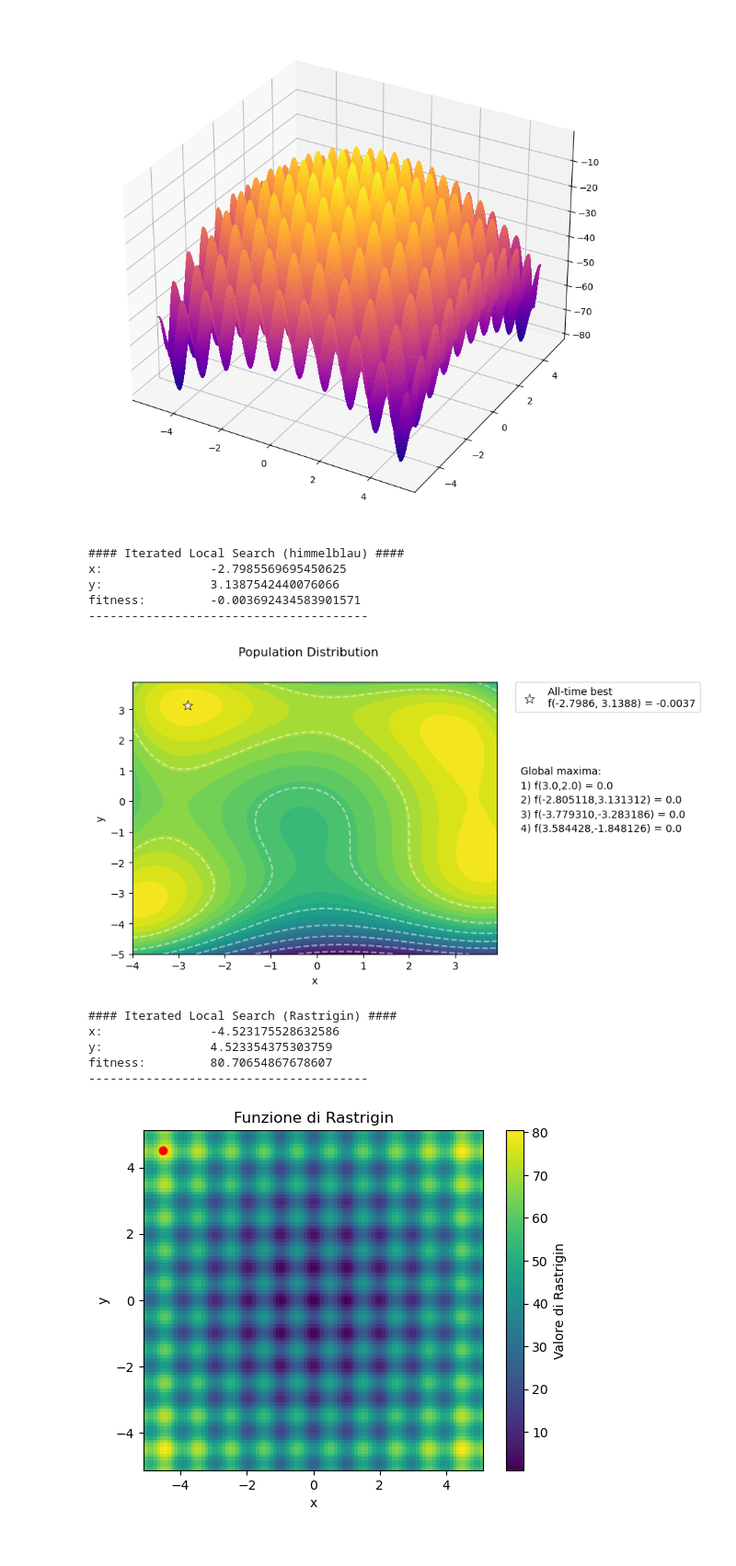
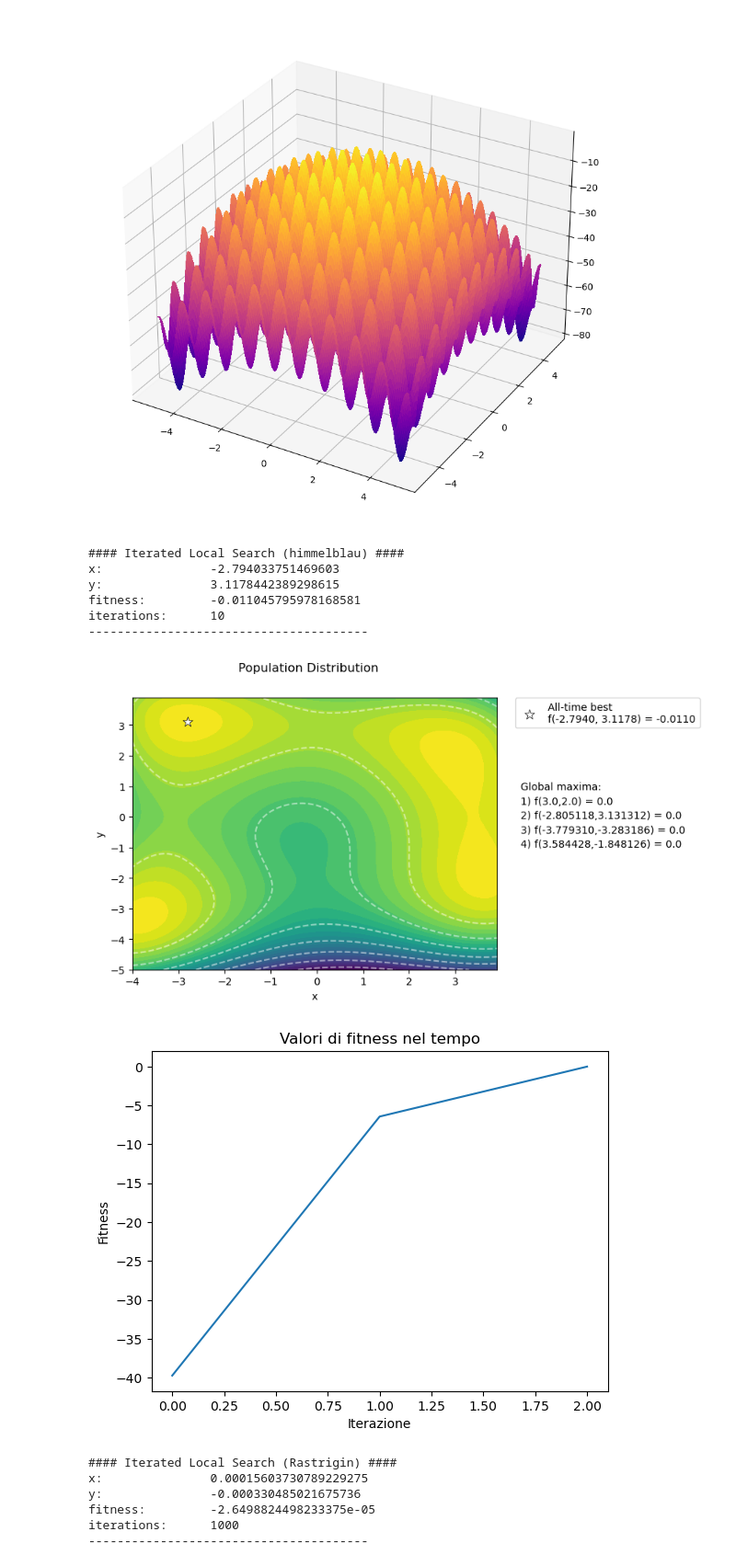
Before and after one commit to NicoloIacobone/Computational_Intelligence, a Jupyter notebook: varie_nico/Single_state.ipynb, the cells around one changed output. Shown at 92% size. Drawn from its saved outputs; the diff is of its cells as text; code cells hidden in the pictures.

```diff
--- a/varie_nico/Single_state.ipynb
+++ b/varie_nico/Single_state.ipynb
@@ -391,7 +404,7 @@ def rastrigin(x, A=10):
 
 def rastrigin_nico(x, y, A=10):
     A = 10
-    return 2 * A + (x**2 - A * np.cos(2 * np.pi * x)) + (y**2 - A * np.cos(2 * np.pi * y))
+    return -(2 * A + (x**2 - A * np.cos(2 * np.pi * x)) + (y**2 - A * np.cos(2 * np.pi * y)))
 # %%
 x = np.linspace(-5.12, 5.12, 100)
 y = np.linspace(-5.12, 5.12, 100)
@@ -454,6 +476,8 @@ def home_base_tweak_rastrigin(x, y):
     return new_x, new_y
 # %%
 def iterated_local_search(max_iterations):
+    fitness_values = []
+    number_iterations = 0
     actual_x = random.uniform(-4.0, 4.0)
     actual_y = random.uniform(-4.0, 4.0)
     actual_fitness = himmelblau(actual_x, actual_y)
@@ -461,9 +485,11 @@ def iterated_local_search(max_iterations):
     best_x = actual_x
     best_y = actual_y
     best_fitness = actual_fitness
+    fitness_values.append(best_fitness)
 
     # Loop until we reach the maximum number of iterations
     for _ in range(max_iterations):
+        number_iterations += 1
 
         # Run the hill climbing algorithm for a certain amount of time
         time = np.random.choice([10, 20, 30, 40, 50])
@@ -487,28 +513,34 @@ def iterated_local_search(max_iterations):
             best_x = actual_x
             best_y = actual_y
             best_fitness = actual_fitness
+            fitness_values.append(best_fitness)
 
         # if we have reached a satisfactory solution, stop
         if best_fitness == 0 - 1e-15:
-            return best_x, best_y, best_fitness
+            return best_x, best_y, best_fitness, number_iterations, fitness_values
 
         # Generate a new solution by tweaking the home base
         actual_x, actual_y = home_base_tweak_himmelblau(best_x, best_y)
         actual_fitness = himmelblau(actual_x, actual_y)
 
-    return best_x, best_y, best_fitness
+    return best_x, best_y, best_fitness, number_iterations, fitness_values
 # %%
 def iterated_local_search_rastr(max_iterations):
-    actual_x = random.uniform(-4.0, 4.0)
-    actual_y = random.uniform(-4.0, 4.0)
+    fitness_values = []
+    number_iterations = 0
+    actual_x = random.uniform(-5.12, 5.12)
+    actual_y = random.uniform(-5.12, 5.12)
     actual_fitness = rastrigin_nico(actual_x, actual_y)
 
     best_x = actual_x
     best_y = actual_y
     best_fitness = actual_fitness
+    fitness_values.append(best_fitness)
+
 
     # Loop until we reach the maximum number of iterations
     for _ in range(max_iterations):
+        number_iterations += 1
 
         # Run the hill climbing algorithm for a certain amount of time
         time = np.random.choice([100, 200, 300, 400, 500])
@@ -532,44 +564,50 @@ def iterated_local_search_rastr(max_iterations):
             best_x = actual_x
             best_y = actual_y
             best_fitness = actual_fitness
+            fitness_values.append(best_fitness)
 
         # if we have reached a satisfactory solution, stop
         if best_fitness == 0 - 1e-15:
-            return best_x, best_y, best_fitness
+            return best_x, best_y, best_fitness, number_iterations, fitness_values
 
         # Generate a new solution by tweaking the home base
         actual_x, actual_y = home_base_tweak_rastrigin(best_x, best_y)
         actual_fitness = rastrigin_nico(actual_x, actual_y)
 
-    return best_x, best_y, best_fitness
+    return best_x, best_y, best_fitness, number_iterations, fitness_values
 # %%
-x_sol, y_sol, fitness_sol = iterated_local_search(10)
+x_sol, y_sol, fitness_sol, iterations_himmel, fitness_values_himmel = iterated_local_search(10)
 
 print("#### Iterated Local Search (himmelblau) ####")
 print("x:\t\t", x_sol)
 print("y:\t\t", y_sol)
 print("fitness:\t", fitness_sol)
+print("iterations:\t", iterations_himmel)
 print("---------------------------------------\n")
-visualize_population(best_individual=(x_sol, y_sol))
+visualize_population(fitness_values_himmel, best_individual=(x_sol, y_sol))
 
-x_sol, y_sol, fitness_sol = iterated_local_search_rastr(1000)
+
+x_sol, y_sol, fitness_sol, iterations_rastr, fitness_values_rastr = iterated_local_search_rastr(1000)
 
 print("#### Iterated Local Search (Rastrigin) ####")
 print("x:\t\t", x_sol)
 print("y:\t\t", y_sol)
 print("fitness:\t", fitness_sol)
+print("iterations:\t", iterations_rastr)
 print("---------------------------------------\n")
-plot_rastrigin(x_sol, y_sol)
+plot_rastrigin(x_sol, y_sol, fitness_values_rastr)
 # %% [output]
 #### Iterated Local Search (himmelblau) ####
-x:               -2.7985569695450625
-y:               3.1387542440076066
-fitness:         -0.003692434583901571
+x:               -2.794033751469603
+y:               3.1178442389298615
+fitness:         -0.011045795978168581
+iterations:      10
 ---------------------------------------
 [figure]
+[figure, new version]
 #### Iterated Local Search (Rastrigin) ####
-x:               -4.523175528632586
-y:               4.523354375303759
-fitness:         80.70654867678607
+x:               0.00015603730789229275
+y:               -0.000330485021675736
+fitness:         -2.6498824498233375e-05
+iterations:      1000
 ---------------------------------------
-[figure, old version]
```
Also changed, not shown: parts of 9 cells of this notebook.
